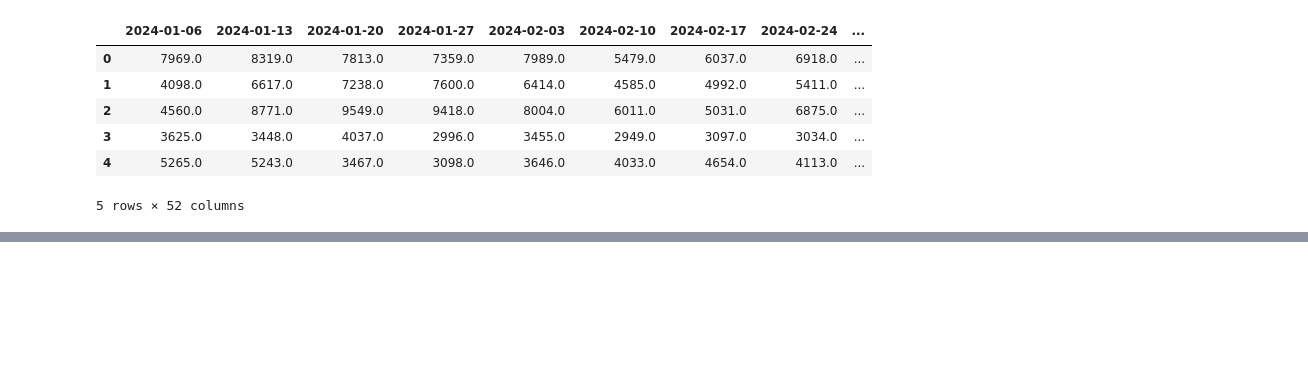
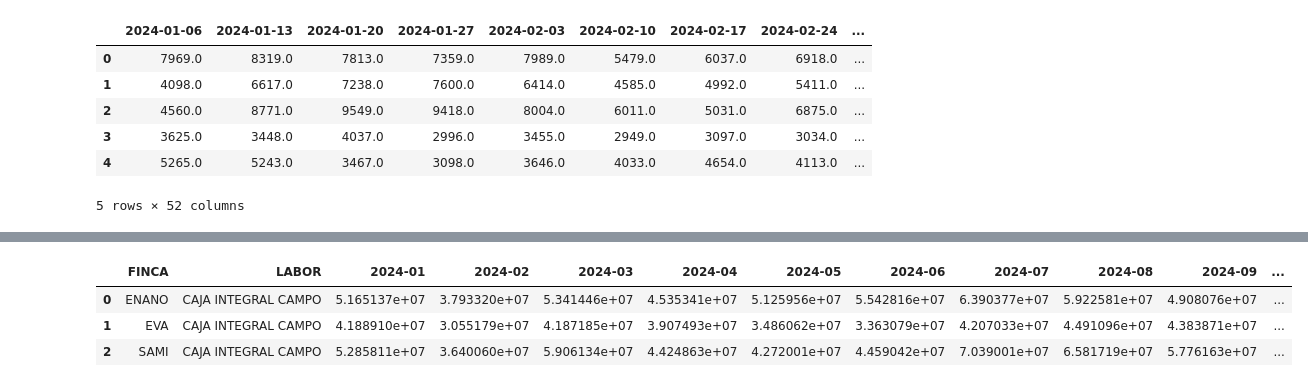
Before and after one commit to ngarrido24/mano_de_obra_agrovid, a Jupyter notebook: mano_de_obra.ipynb, the cells around one changed output, grey strips where cells are left out. Drawn from its saved outputs; the diff is of its cells as text; code cells hidden in the pictures; blank space fills up the shorter version.

```diff
--- a/mano_de_obra.ipynb
+++ b/mano_de_obra.ipynb
@@ -376,0 +380,4 @@ social_p_100001.head(4)
+# %%
+cost_100001 = total_cost(labor_100001, promediado_100001, social_p_100001, 'FINCA', 'LABOR', month_colums)
+cost_100001.head(3)
+# %% [output]
@@ -377,2 +388,6 @@ social_p_100001.head(4)
+|  | FINCA | LABOR | 2024-01 | 2024-02 | 2024-03 | 2024-04 | 2024-05 | 2024-06 | 2024-07 | 2024-08 | 2024-09 | ... |
+| 0 | ENANO | CAJA INTEGRAL CAMPO | 5.165137e+07 | 3.793320e+07 | 5.341446e+07 | 4.535341e+07 | 5.125956e+07 | 5.542816e+07 | 6.390377e+07 | 5.922581e+07 | 4.908076e+07 | ... |
+| 1 | EVA | CAJA INTEGRAL CAMPO | 4.188910e+07 | 3.055179e+07 | 4.187185e+07 | 3.907493e+07 | 3.486062e+07 | 3.363079e+07 | 4.207033e+07 | 4.491096e+07 | 4.383871e+07 | ... |
+| 2 | SAMI | CAJA INTEGRAL CAMPO | 5.285811e+07 | 3.640060e+07 | 5.906134e+07 | 4.424863e+07 | 4.272001e+07 | 4.459042e+07 | 7.039001e+07 | 6.581719e+07 | 5.776163e+07 | ... |
 # %%
 ## NOTA DEBES PRIMERO SUMAR LA LABOR + PROMEDIADO Y ESO SE MULTIPLICA POR LAS PRESTACIONES OJO PENDIENTE!!!!!
```
Also changed, not shown: parts of 8 cells of this notebook, 1 other file.
